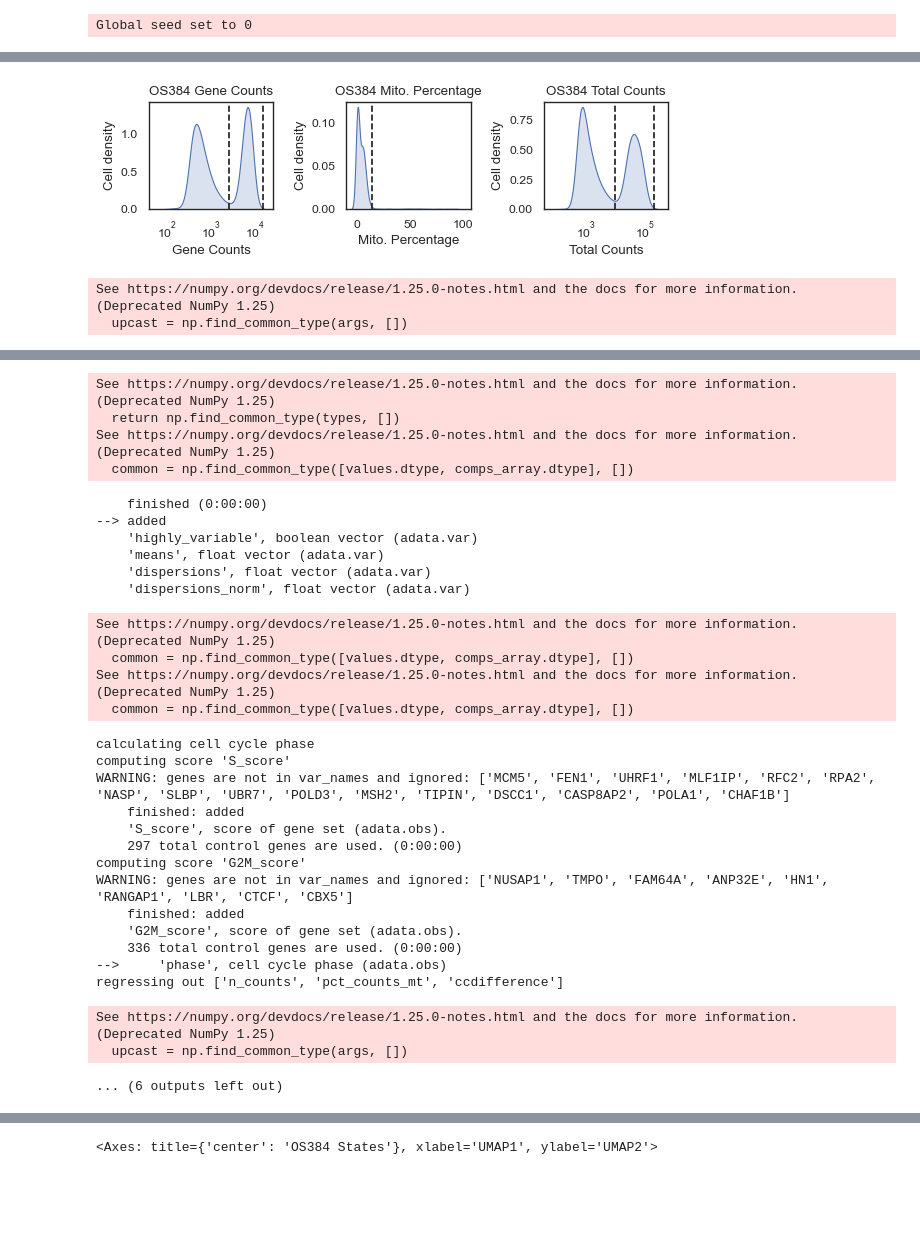
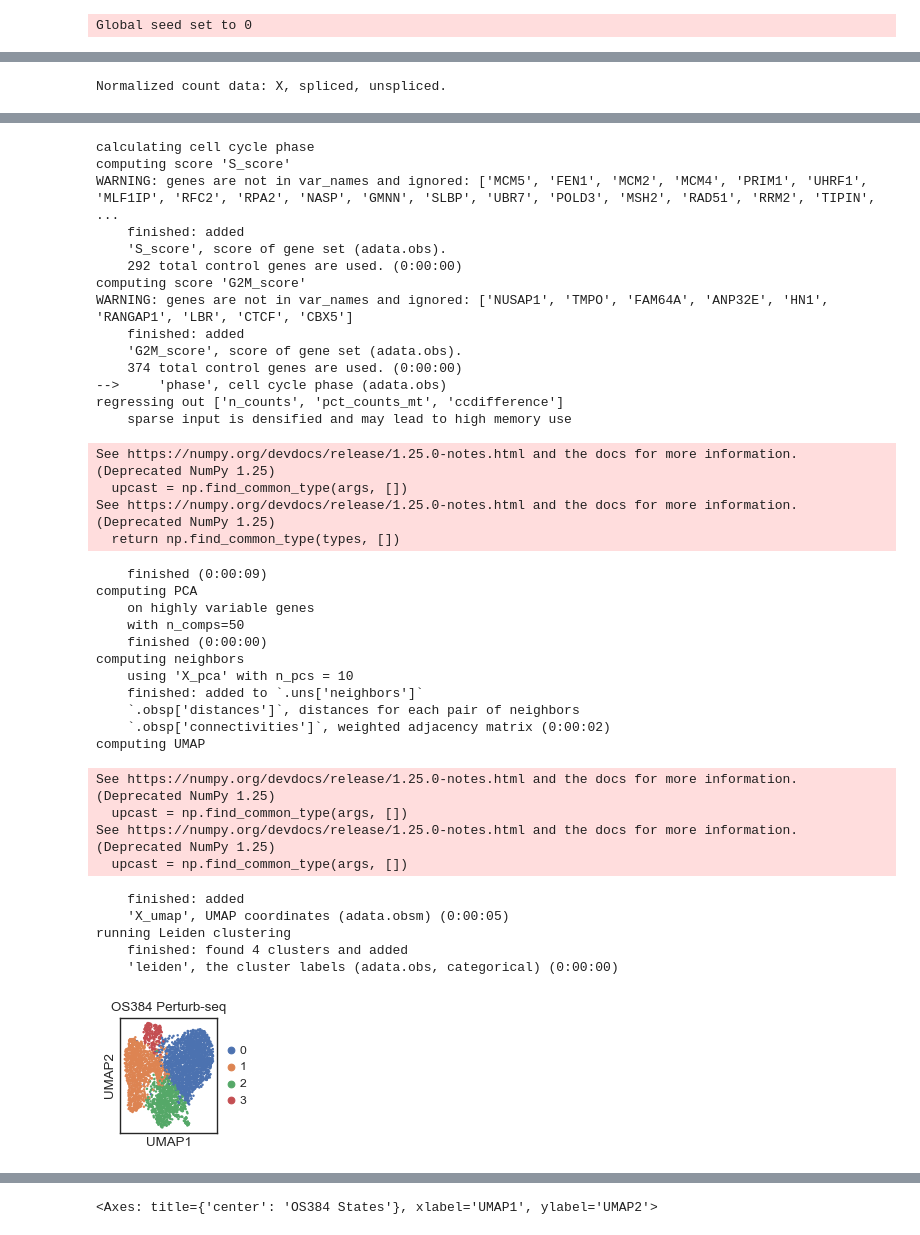
Before and after one commit to brendamelano/Reprogramming_Osteosarcoma, a Jupyter notebook: Perturb_seq_analysis/OS384_perturb_seq_analysis.ipynb, the cells around one changed output, grey strips where cells are left out. Drawn from its saved outputs; the diff is of its cells as text; code cells hidden in the pictures; blank space fills up the shorter version.

```diff
--- a/Perturb_seq_analysis/OS384_perturb_seq_analysis.ipynb
+++ b/Perturb_seq_analysis/OS384_perturb_seq_analysis.ipynb
@@ -123,7 +129,7 @@ scv.pp.normalize_per_cell(adata)
 
 # filtering the dataset to only keep the most variable genes
 # this is redundant to selecting highly variable genes
-scv.pp.filter_genes_dispersion(adata, n_top_genes=5000)
+scv.pp.filter_genes_dispersion(adata, n_top_genes=3000)
 # previously at 3000
 # 5000 for testing KD
 
@@ -150,7 +156,7 @@ sample_one_index = pd.DataFrame(adata.obs.index)
 # Selecting highly variable genes
 sc.pp.highly_variable_genes(
     adata,
-    n_top_genes=5000,
+    n_top_genes=3000,
     subset=True,
     layer="counts"
 )
@@ -198,7 +204,7 @@ sc.pp.regress_out(adata, ['n_counts', 'pct_counts_mt', 'ccdifference'])
 
 
 # Remove scaling for testing KD
-#sc.pp.scale(adata, max_value=10)
+sc.pp.scale(adata, max_value=10)
 
 
 # Performing dimensionality reduction with PCA
@@ -245,3 +253 @@ Global seed set to 0
-[figure]
-See https://numpy.org/devdocs/release/1.25.0-notes.html and the docs for more information.  (Deprecated NumPy 1.25)
-  upcast = np.find_common_type(args, [])
+Normalized count data: X, spliced, unspliced.
@@ -258,30 +277,39 @@ extracting highly variable genes
-See https://numpy.org/devdocs/release/1.25.0-notes.html and the docs for more information.  (Deprecated NumPy 1.25)
-  return np.find_common_type(types, [])
-See https://numpy.org/devdocs/release/1.25.0-notes.html and the docs for more information.  (Deprecated NumPy 1.25)
-  common = np.find_common_type([values.dtype, comps_array.dtype], [])
+calculating cell cycle phase
+computing score 'S_score'
+WARNING: genes are not in var_names and ignored: ['MCM5', 'FEN1', 'MCM2', 'MCM4', 'PRIM1', 'UHRF1', 'MLF1IP', 'RFC2', 'RPA2', 'NASP', 'GMNN', 'SLBP', 'UBR7', 'POLD3', 'MSH2', 'RAD51', 'RRM2', 'TIPIN', ...
+    finished: added
+    'S_score', score of gene set (adata.obs).
+    292 total control genes are used. (0:00:00)
+computing score 'G2M_score'
+WARNING: genes are not in var_names and ignored: ['NUSAP1', 'TMPO', 'FAM64A', 'ANP32E', 'HN1', 'RANGAP1', 'LBR', 'CTCF', 'CBX5']
+    finished: added
+    'G2M_score', score of gene set (adata.obs).
+    374 total control genes are used. (0:00:00)
+-->     'phase', cell cycle phase (adata.obs)
+regressing out ['n_counts', 'pct_counts_mt', 'ccdifference']
+    sparse input is densified and may lead to high memory use
-    finished (0:00:00)
---> added
-    'highly_variable', boolean vector (adata.var)
-    'means', float vector (adata.var)
-    'dispersions', float vector (adata.var)
-    'dispersions_norm', float vector (adata.var)
+See https://numpy.org/devdocs/release/1.25.0-notes.html and the docs for more information.  (Deprecated NumPy 1.25)
+  upcast = np.find_common_type(args, [])
+See https://numpy.org/devdocs/release/1.25.0-notes.html and the docs for more information.  (Deprecated NumPy 1.25)
+  return np.find_common_type(types, [])
-See https://numpy.org/devdocs/release/1.25.0-notes.html and the docs for more information.  (Deprecated NumPy 1.25)
-  common = np.find_common_type([values.dtype, comps_array.dtype], [])
-See https://numpy.org/devdocs/release/1.25.0-notes.html and the docs for more information.  (Deprecated NumPy 1.25)
-  common = np.find_common_type([values.dtype, comps_array.dtype], [])
+    finished (0:00:09)
+computing PCA
+    on highly variable genes
+    with n_comps=50
+    finished (0:00:00)
+computing neighbors
+    using 'X_pca' with n_pcs = 10
+    finished: added to `.uns['neighbors']`
+    `.obsp['distances']`, distances for each pair of neighbors
+    `.obsp['connectivities']`, weighted adjacency matrix (0:00:02)
+computing UMAP
-calculating cell cycle phase
-computing score 'S_score'
-WARNING: genes are not in var_names and ignored: ['MCM5', 'FEN1', 'UHRF1', 'MLF1IP', 'RFC2', 'RPA2', 'NASP', 'SLBP', 'UBR7', 'POLD3', 'MSH2', 'TIPIN', 'DSCC1', 'CASP8AP2', 'POLA1', 'CHAF1B']
-    finished: added
-    'S_score', score of gene set (adata.obs).
-    297 total control genes are used. (0:00:00)
-computing score 'G2M_score'
-WARNING: genes are not in var_names and ignored: ['NUSAP1', 'TMPO', 'FAM64A', 'ANP32E', 'HN1', 'RANGAP1', 'LBR', 'CTCF', 'CBX5']
-    finished: added
-    'G2M_score', score of gene set (adata.obs).
-    336 total control genes are used. (0:00:00)
--->     'phase', cell cycle phase (adata.obs)
-regressing out ['n_counts', 'pct_counts_mt', 'ccdifference']
+See https://numpy.org/devdocs/release/1.25.0-notes.html and the docs for more information.  (Deprecated NumPy 1.25)
+  upcast = np.find_common_type(args, [])
+See https://numpy.org/devdocs/release/1.25.0-notes.html and the docs for more information.  (Deprecated NumPy 1.25)
+  upcast = np.find_common_type(args, [])
-See https://numpy.org/devdocs/release/1.25.0-notes.html and the docs for more information.  (Deprecated NumPy 1.25)
-  upcast = np.find_common_type(args, [])
+    finished: added
+    'X_umap', UMAP coordinates (adata.obsm) (0:00:05)
+running Leiden clustering
+    finished: found 4 clusters and added
+    'leiden', the cluster labels (adata.obs, categorical) (0:00:00)
-... (6 outputs left out)
+[figure, added]
```
Also changed, not shown: parts of 16 cells of this notebook, 5 other files.
